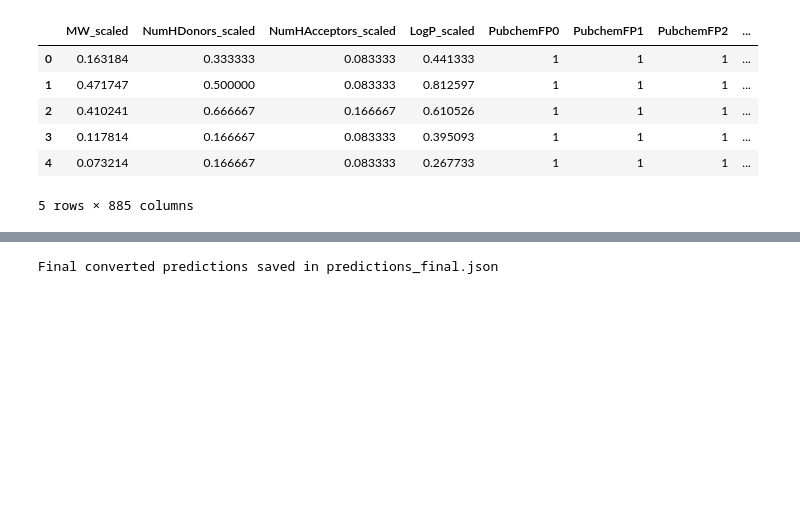
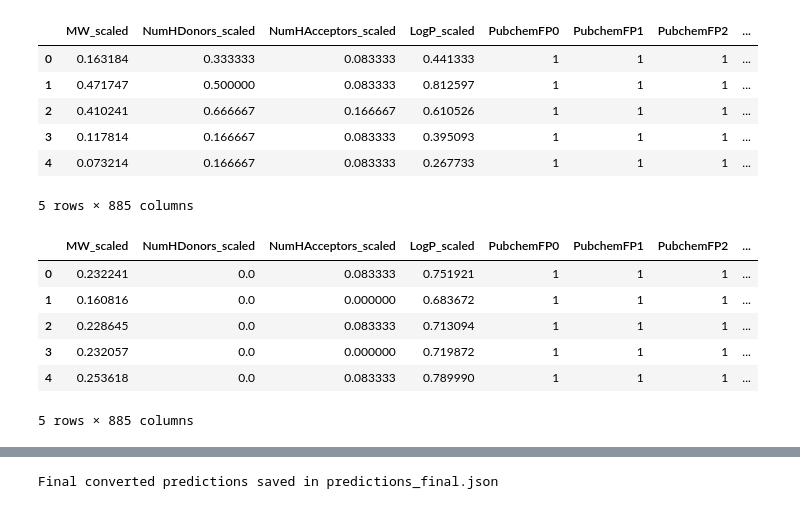
Before and after one commit to BalamuruganThirukonda/Polaris_competition, a Jupyter notebook: ADMET.ipynb, the cells around one changed output, grey strips where cells are left out. Cells and saved outputs as stored; diff of their text form; code cells hidden in the pictures; blank space fills up the shorter version.

```diff
--- a/ADMET.ipynb
+++ b/ADMET.ipynb
@@ -1024,3 +1043,13 @@ X_train.head()
 | 3 | 0.117814 | 0.166667 | 0.083333 | 0.395093 | 1 | 1 | 1 | ... |
 | 4 | 0.073214 | 0.166667 | 0.083333 | 0.267733 | 1 | 1 | 1 | ... |
 5 rows × 885 columns
+# %%
+X_test.head()
+# %% [output]
+|  | MW_scaled | NumHDonors_scaled | NumHAcceptors_scaled | LogP_scaled | PubchemFP0 | PubchemFP1 | PubchemFP2 | ... |
+| 0 | 0.232241 | 0.0 | 0.083333 | 0.751921 | 1 | 1 | 1 | ... |
+| 1 | 0.160816 | 0.0 | 0.000000 | 0.683672 | 1 | 1 | 1 | ... |
+| 2 | 0.228645 | 0.0 | 0.083333 | 0.713094 | 1 | 1 | 1 | ... |
+| 3 | 0.232057 | 0.0 | 0.000000 | 0.719872 | 1 | 1 | 1 | ... |
+| 4 | 0.253618 | 0.0 | 0.083333 | 0.789990 | 1 | 1 | 1 | ... |
+5 rows × 885 columns
```
Also changed, not shown: parts of 64 cells of this notebook.
